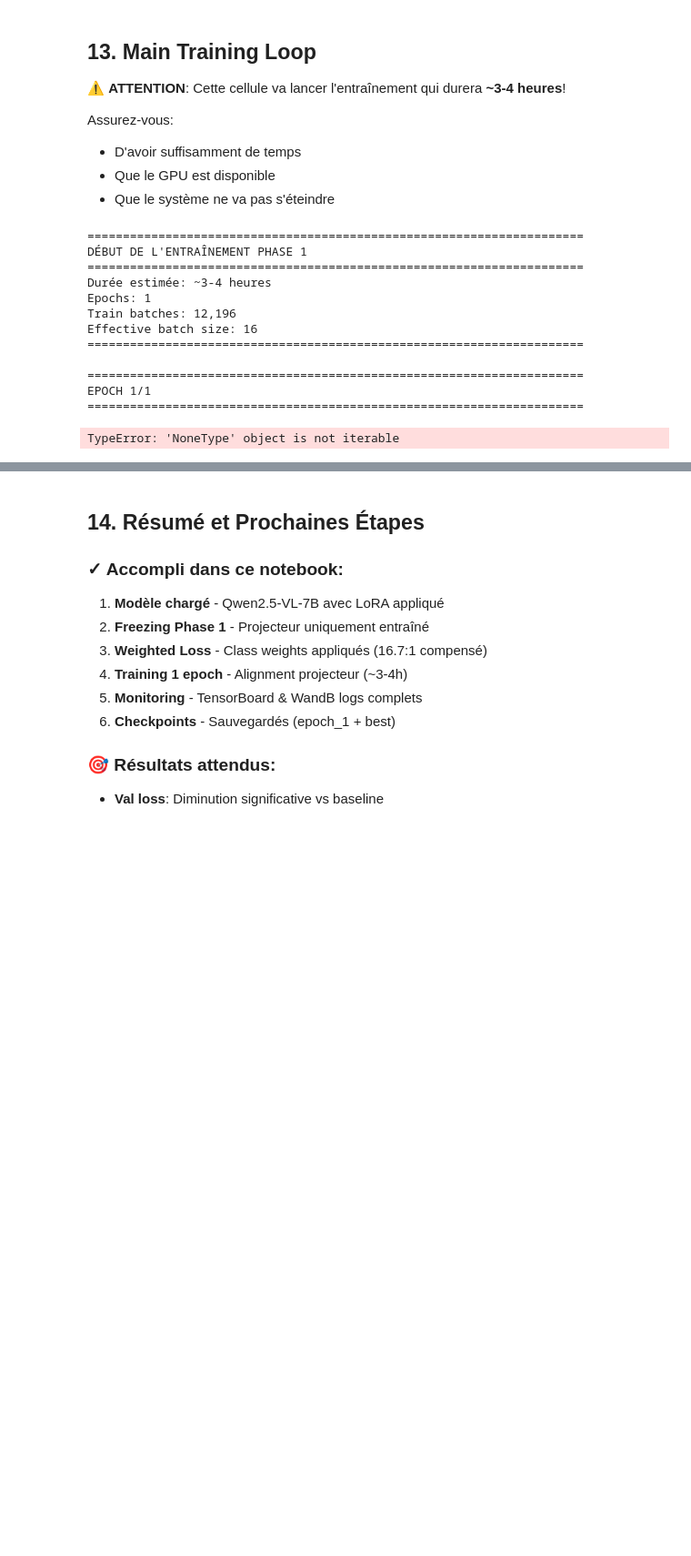
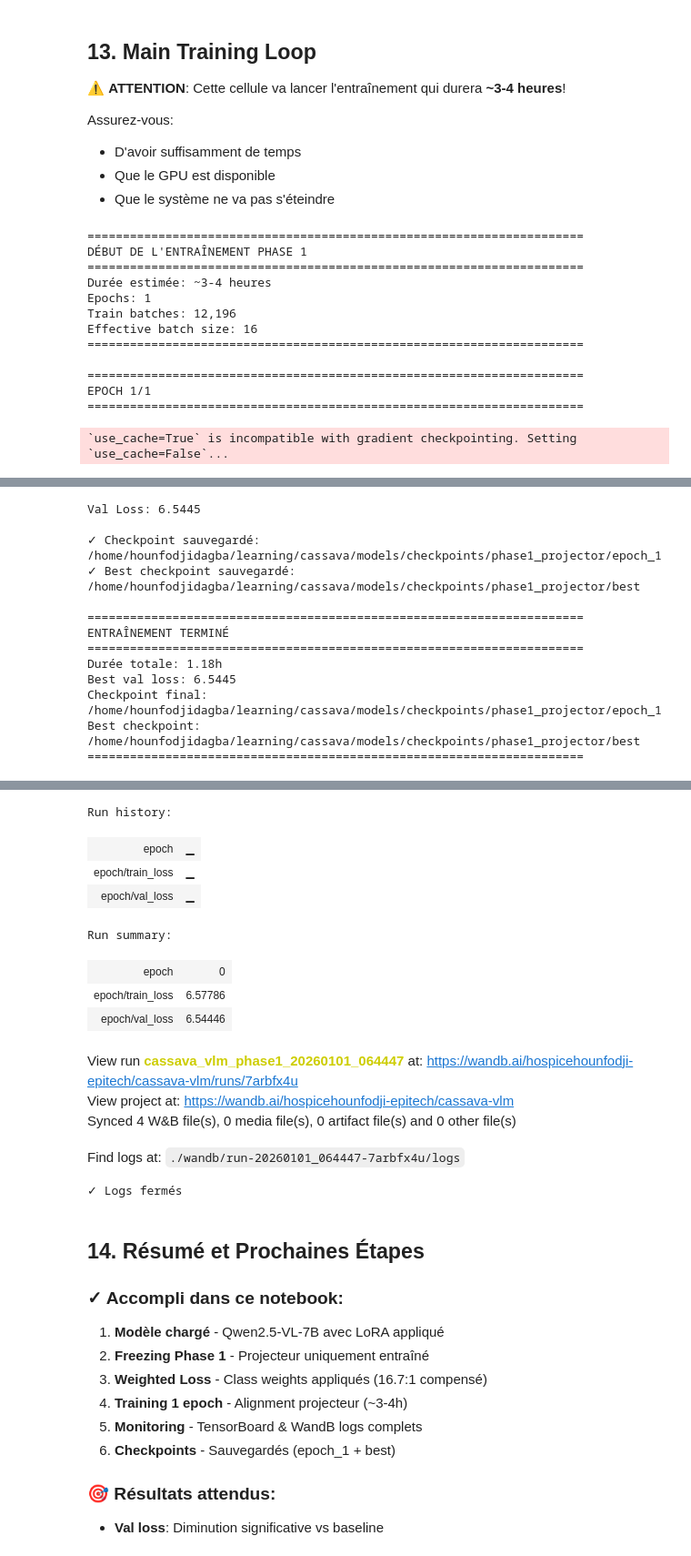
Before and after one commit to hounfodji/cassava_vlm, a Jupyter notebook: notebooks/11_training_phase1_projector.ipynb, the cells around one changed output, grey strips where cells are left out. Shown at 91% size. Cells and saved outputs as stored; diff of their text form; code cells hidden in the pictures; blank space fills up the shorter version.

Commit message:
Training Phase 1 - Projecteur Alignment

```diff
--- a/notebooks/11_training_phase1_projector.ipynb
+++ b/notebooks/11_training_phase1_projector.ipynb
@@ -809,12 +1004,9 @@ View run at https://wandb.ai/hospicehounfodji-epitech/cassava-vlm/runs/p2n0yeh7
 
 Entraînement du projecteur (1 epoch, ~3-4h).
 # %%
-from torch.cuda.amp import autocast, GradScaler
+from torch.cuda.amp import autocast
 
-# Scaler pour mixed precision
-scaler = GradScaler()
-
-def train_epoch(model, train_loader, optimizer, scheduler, scaler, epoch, config):
+def train_epoch(model, train_loader, optimizer, scheduler, epoch, config):
     """Entraîner une epoch."""
     model.train()
 
@@ -832,16 +1024,23 @@ def train_epoch(model, train_loader, optimizer, scheduler, scaler, epoch, config
         input_ids = batch['input_ids'].to(device)
         attention_mask = batch['attention_mask'].to(device)
         labels = batch['labels'].to(device)
+
+        # Gérer pixel_values et image_grid_thw (optionnels)
         pixel_values = batch.get('pixel_values')
         if pixel_values is not None:
             pixel_values = pixel_values.to(device)
 
-        # Forward pass avec mixed precision
+        image_grid_thw = batch.get('image_grid_thw')
+        if image_grid_thw is not None:
+            image_grid_thw = image_grid_thw.to(device)
+
+        # Forward pass avec mixed precision (bfloat16 - pas besoin de GradScaler)
         with autocast(dtype=torch.bfloat16):
             outputs = model(
                 input_ids=input_ids,
                 attention_mask=attention_mask,
                 pixel_values=pixel_values,
+                image_grid_thw=image_grid_thw,
                 labels=labels
             )
             loss = outputs.loss
@@ -849,21 +1048,19 @@ def train_epoch(model, train_loader, optimizer, scheduler, scaler, epoch, config
             # Normaliser par gradient accumulation
             loss = loss / config['gradient_accumulation_steps']
 
-        # Backward
-        scaler.scale(loss).backward()
+        # Backward (pas de scaling avec bfloat16)
+        loss.backward()
 
         # Update weights chaque gradient_accumulation_steps
         if (step + 1) % config['gradient_accumulation_steps'] == 0:
             # Gradient clipping
-            scaler.unscale_(optimizer)
             grad_norm = torch.nn.utils.clip_grad_norm_(
                 model.parameters(),
                 config['max_grad_norm']
             )
 
-            # Optimizer step
-            scaler.step(optimizer)
-            scaler.update()
+            # Optimizer step (pas de scaler avec bfloat16)
+            optimizer.step()
             scheduler.step()
             optimizer.zero_grad()
 
@@ -896,5 +1093,5 @@ def train_epoch(model, train_loader, optimizer, scheduler, scaler, epoch, config
     avg_loss = total_loss / len(train_loader) * config['gradient_accumulation_steps']
     return avg_loss
 
-print("✓ Fonction train_epoch définie")
+print("✓ Fonction train_epoch définie (bfloat16 sans GradScaler)")
 # %% [output]
@@ -919,9 +1116,15 @@ def validate(model, val_loader, epoch):
         input_ids = batch['input_ids'].to(device)
         attention_mask = batch['attention_mask'].to(device)
         labels = batch['labels'].to(device)
+
+        # Gérer pixel_values et image_grid_thw (optionnels)
         pixel_values = batch.get('pixel_values')
         if pixel_values is not None:
             pixel_values = pixel_values.to(device)
+
+        image_grid_thw = batch.get('image_grid_thw')
+        if image_grid_thw is not None:
+            image_grid_thw = image_grid_thw.to(device)
 
         # Forward pass
         with autocast(dtype=torch.bfloat16):
@@ -929,6 +1132,7 @@ def validate(model, val_loader, epoch):
                 input_ids=input_ids,
                 attention_mask=attention_mask,
                 pixel_values=pixel_values,
+                image_grid_thw=image_grid_thw,
                 labels=labels
             )
             loss = outputs.loss
@@ -970,9 +1174,9 @@ for epoch in range(training_config['num_epochs']):
     print(f"EPOCH {epoch + 1}/{training_config['num_epochs']}")
     print(f"{'='*70}")
 
-    # Training
+    # Training (pas de scaler avec bfloat16)
     train_loss = train_epoch(
-        model, train_loader, optimizer, scheduler, scaler,
+        model, train_loader, optimizer, scheduler,
         epoch, training_config
     )
 
@@ -1065,4 +1269,4 @@ Effective batch size: 16
 ======================================================================
 EPOCH 1/1
 ======================================================================
-TypeError: 'NoneType' object is not iterable
+`use_cache=True` is incompatible with gradient checkpointing. Setting `use_cache=False`...
@@ -1068,0 +1274,13 @@ TypeError: 'NoneType' object is not iterable
+Val Loss: 6.5445
+
+✓ Checkpoint sauvegardé: /home/hounfodjidagba/learning/cassava/models/checkpoints/phase1_projector/epoch_1
+✓ Best checkpoint sauvegardé: /home/hounfodjidagba/learning/cassava/models/checkpoints/phase1_projector/best
+
+======================================================================
+ENTRAÎNEMENT TERMINÉ
+======================================================================
+Durée totale: 1.18h
+Best val loss: 6.5445
+Checkpoint final: /home/hounfodjidagba/learning/cassava/models/checkpoints/phase1_projector/epoch_1
+Best checkpoint: /home/hounfodjidagba/learning/cassava/models/checkpoints/phase1_projector/best
+======================================================================
@@ -1069,3 +1288,16 @@ TypeError: 'NoneType' object is not iterable
+Run history:
+| epoch | ▁ |
+| epoch/train_loss | ▁ |
+| epoch/val_loss | ▁ |
+Run summary:
+| epoch | 0 |
+| epoch/train_loss | 6.57786 |
+| epoch/val_loss | 6.54446 |
+View run cassava_vlm_phase1_20260101_064447 at: https://wandb.ai/hospicehounfodji-epitech/cassava-vlm/runs/7arbfx4u
+View project at: https://wandb.ai/hospicehounfodji-epitech/cassava-vlm
+Synced 4 W&B file(s), 0 media file(s), 0 artifact file(s) and 0 other file(s)
+Find logs at: ./wandb/run-20260101_064447-7arbfx4u/logs
+✓ Logs fermés
 # %% [markdown]
 ## 14. Résumé et Prochaines Étapes
 
```
Also changed, not shown: parts of 9 cells of this notebook.
